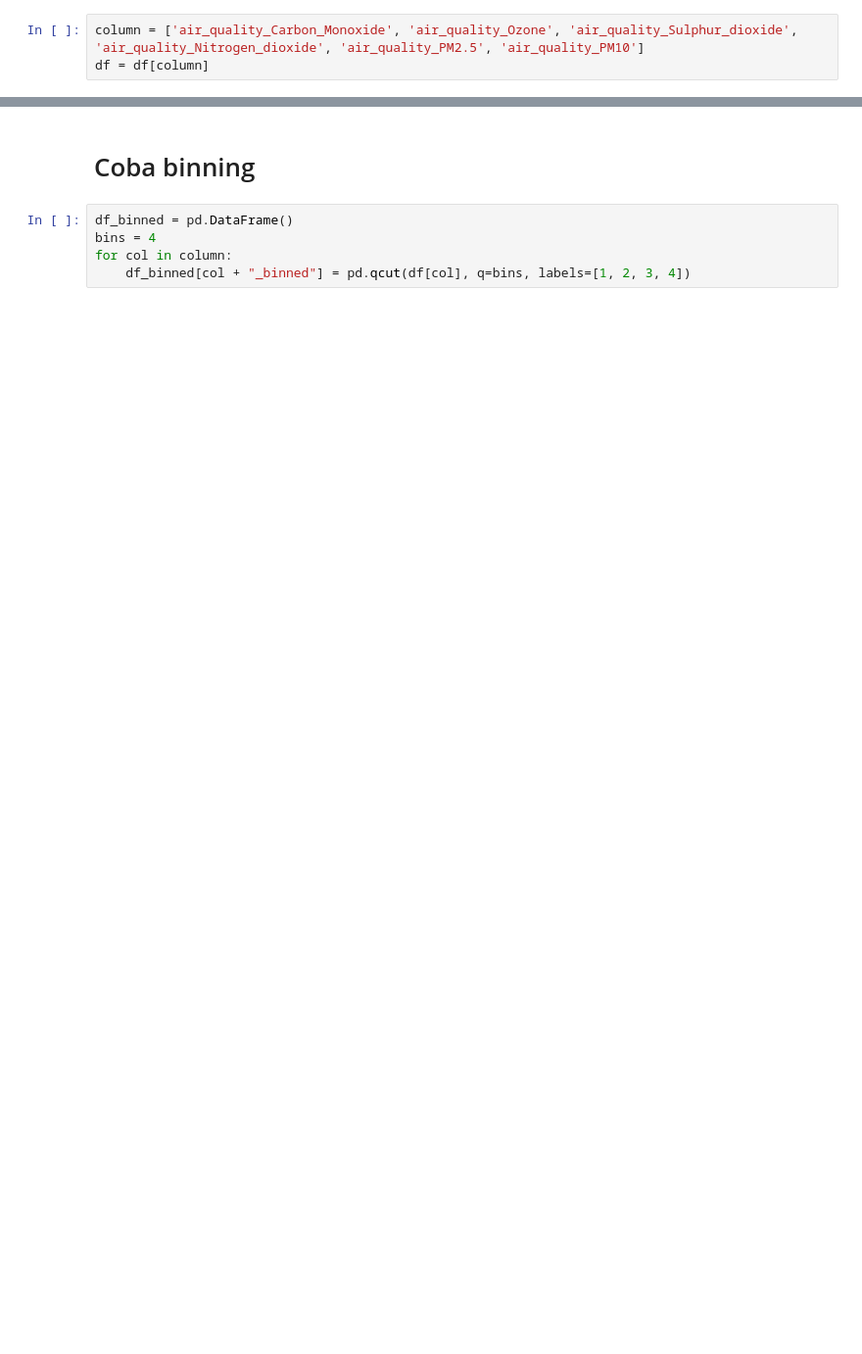
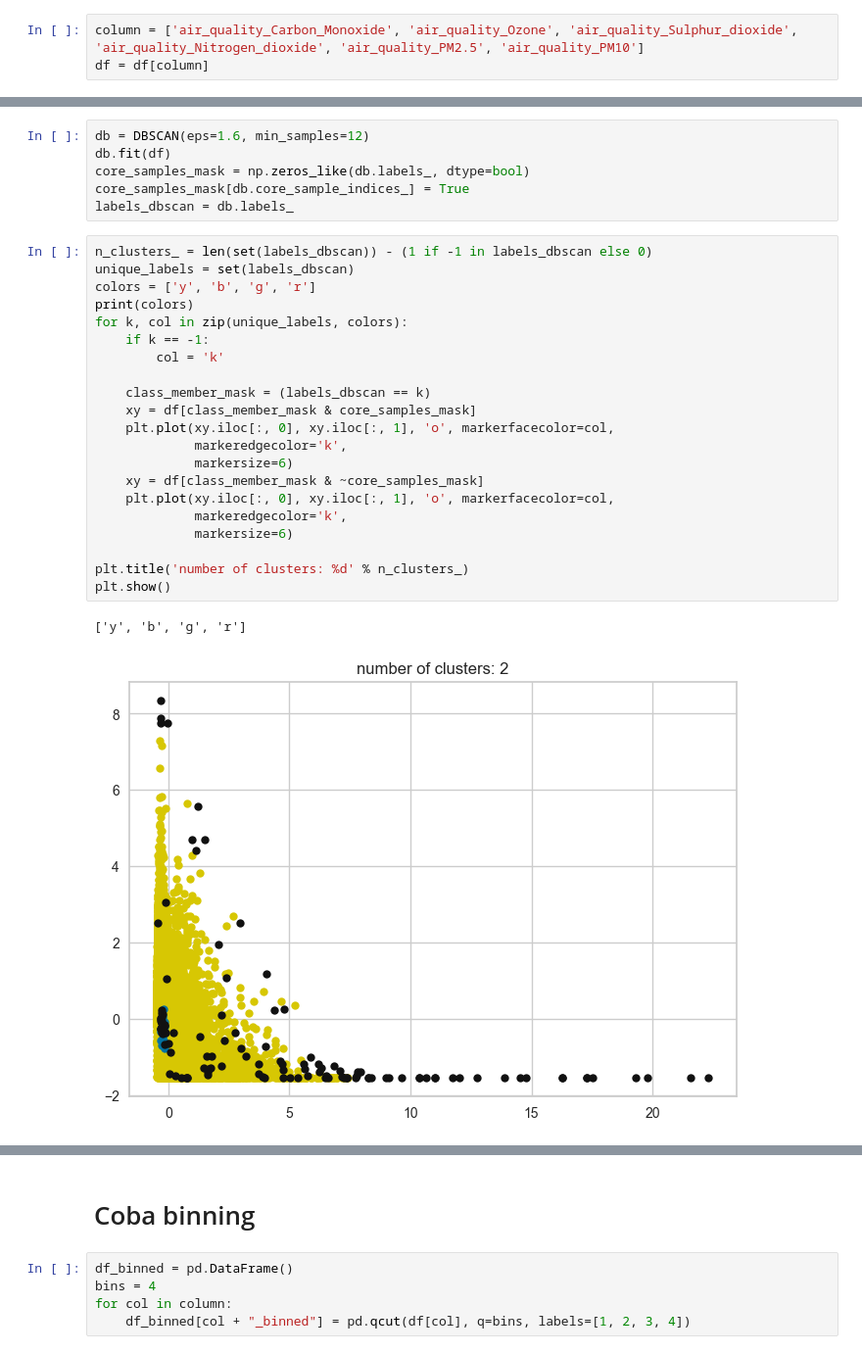
Before and after one commit to SenyuminAja16/2-Faza-Grace, a Jupyter notebook: Model Clustering.ipynb, the cells around one changed output, grey strips where cells are left out. Shown at 98% size. Saved outputs shown, nothing was run; the diff lists cells and outputs as text; blank space fills up the shorter version.

```diff
--- a/Model Clustering.ipynb
+++ b/Model Clustering.ipynb
@@ -156,0 +203,30 @@ df
+# %%
+db = DBSCAN(eps=1.6, min_samples=12)
+db.fit(df)
+core_samples_mask = np.zeros_like(db.labels_, dtype=bool)
+core_samples_mask[db.core_sample_indices_] = True
+labels_dbscan = db.labels_
+# %%
+n_clusters_ = len(set(labels_dbscan)) - (1 if -1 in labels_dbscan else 0)
+unique_labels = set(labels_dbscan)
+colors = ['y', 'b', 'g', 'r']
+print(colors)
+for k, col in zip(unique_labels, colors):
+    if k == -1:
+        col = 'k'
+
+    class_member_mask = (labels_dbscan == k)
+    xy = df[class_member_mask & core_samples_mask]
+    plt.plot(xy.iloc[:, 0], xy.iloc[:, 1], 'o', markerfacecolor=col,
+             markeredgecolor='k',
+             markersize=6)
+    xy = df[class_member_mask & ~core_samples_mask]
+    plt.plot(xy.iloc[:, 0], xy.iloc[:, 1], 'o', markerfacecolor=col,
+             markeredgecolor='k',
+             markersize=6)
+
+plt.title('number of clusters: %d' % n_clusters_)
+plt.show()
+# %% [output]
+['y', 'b', 'g', 'r']
+[figure, added]
```
Also changed, not shown: parts of 51 cells of this notebook.
